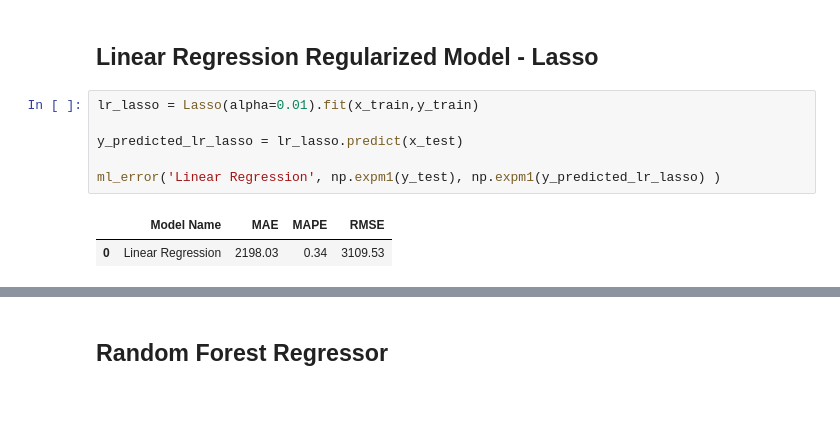
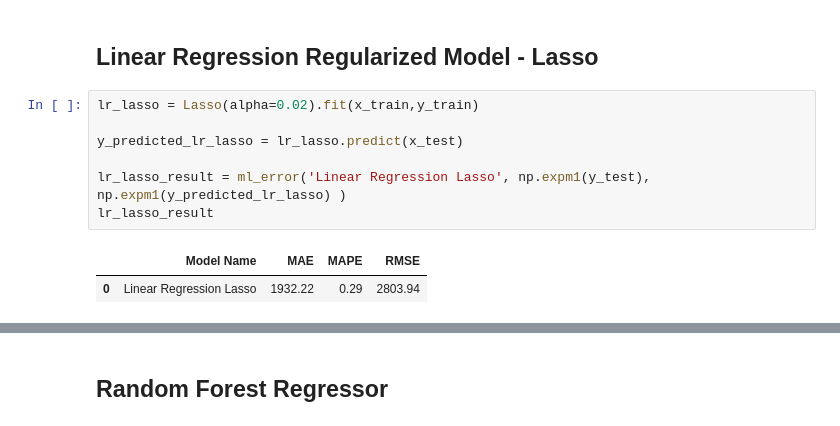
Before and after one commit to danillobarroscordeiro/rossman_sales, a Jupyter notebook: Untitled.ipynb, the cells around one changed output, grey strips where cells are left out. Cells and saved outputs as stored; diff of their text form.

```diff
--- a/Untitled.ipynb
+++ b/Untitled.ipynb
@@ -856,11 +909,12 @@ ml_error('Linear Regression', np.expm1(y_test), np.expm1(y_predicted_lr) )
 # %% [markdown]
 ## Linear Regression Regularized Model - Lasso
 # %%
-lr_lasso = Lasso(alpha=0.01).fit(x_train,y_train)
+lr_lasso = Lasso(alpha=0.02).fit(x_train,y_train)
 
 y_predicted_lr_lasso = lr_lasso.predict(x_test)
 
-ml_error('Linear Regression', np.expm1(y_test), np.expm1(y_predicted_lr_lasso) )
+lr_lasso_result = ml_error('Linear Regression Lasso', np.expm1(y_test), np.expm1(y_predicted_lr_lasso) )
+lr_lasso_result
 # %% [output]
 |  | Model Name | MAE | MAPE | RMSE |
-| 0 | Linear Regression | 2198.03 | 0.34 | 3109.53 |
+| 0 | Linear Regression Lasso | 1932.22 | 0.29 | 2803.94 |
```
Also changed, not shown: parts of 19 cells of this notebook.
